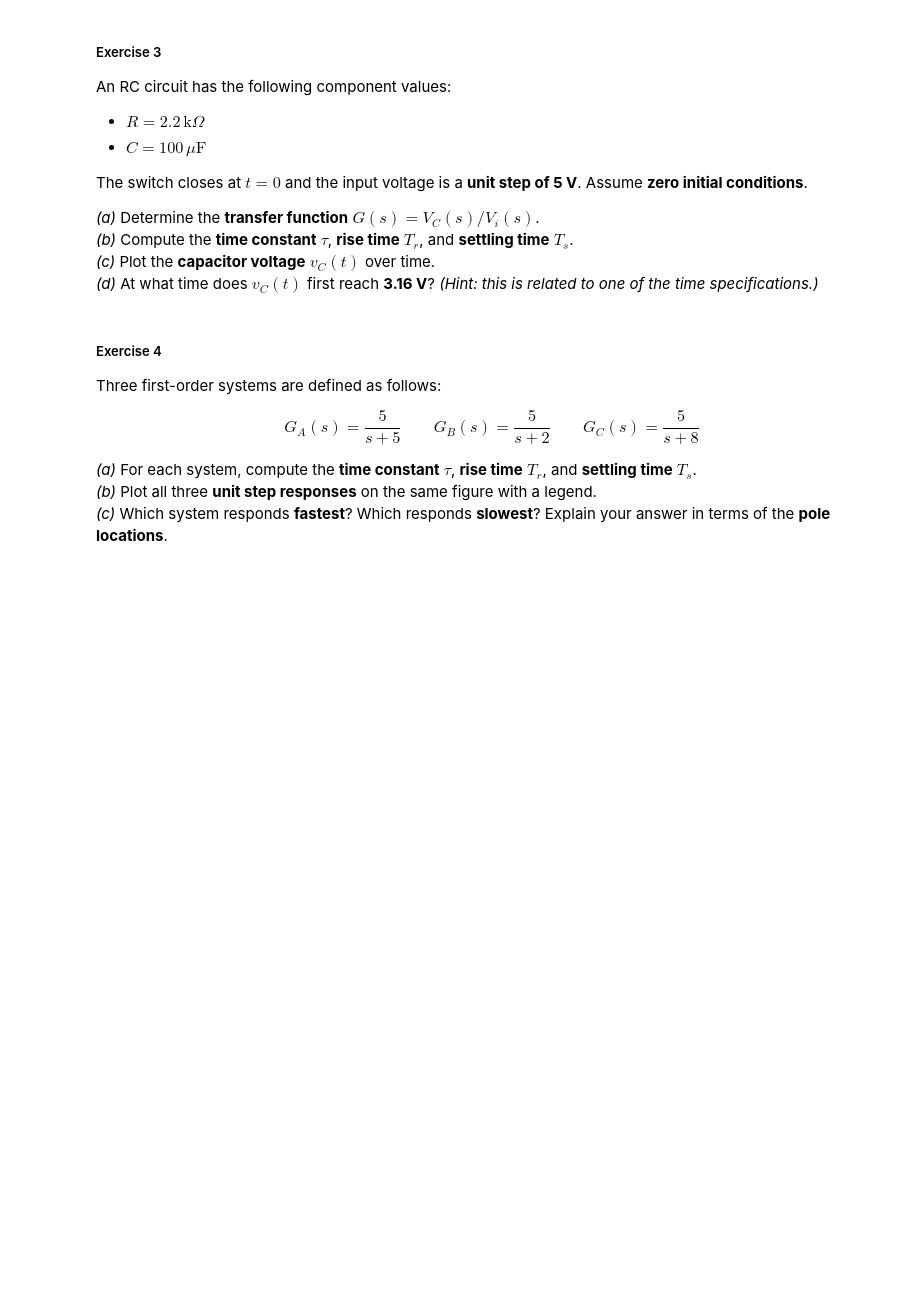
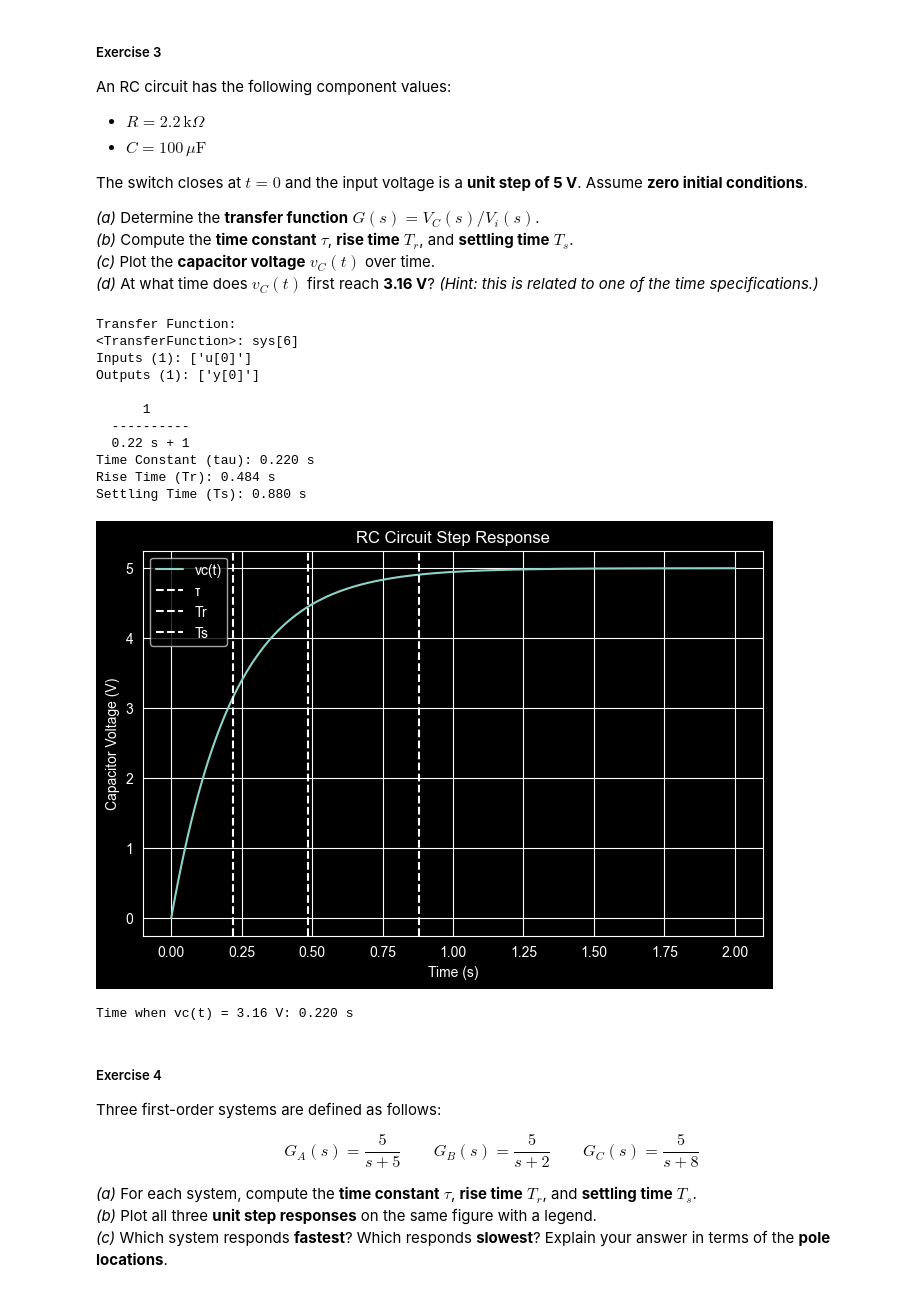
Before and after one commit to Gardner-College/control-system-cpe2a, a Jupyter notebook: 1st-order-system/gelo267/005_Time_Response_First_Order.ipynb, the cells around one changed output. Saved outputs shown, nothing was run; the diff lists cells and outputs as text; code cells hidden in the pictures; blank space fills up the shorter version.

```diff
--- a/1st-order-system/gelo267/005_Time_Response_First_Order.ipynb
+++ b/1st-order-system/gelo267/005_Time_Response_First_Order.ipynb
@@ -384,7 +462,63 @@ The switch closes at $t = 0$ and the input voltage is a **unit step of 5 V**. As
 *(c)* Plot the **capacitor voltage** $v_C(t)$ over time.
 *(d)* At what time does $v_C(t)$ first reach **3.16 V**? *(Hint: this is related to one of the time specifications.)*
 # %%
-# Exercise 3 — your code here
+# Exercise 3 — your cimport control as ctrl
+import numpy as np
+import matplotlib.pyplot as plt
+
+# Given values
+R = 2200          # Ohms
+C = 100e-6        # Farads
+Vin = 5           # Step input (V)
+
+# (a) Transfer Function
+G = ctrl.TransferFunction([1], [R*C, 1])
+print("Transfer Function:")
+print(G)
+
+# (b) Time specifications
+tau = R * C
+Tr = 2.2 * tau
+Ts = 4 * tau
+
+print(f"Time Constant (tau): {tau:.3f} s")
+print(f"Rise Time (Tr): {Tr:.3f} s")
+print(f"Settling Time (Ts): {Ts:.3f} s")
+
+# (c) Capacitor voltage response
+t = np.linspace(0, 2, 500)
+t, y = ctrl.step_response(G * Vin, t)
+
+plt.figure(figsize=(8,5))
+plt.plot(t, y, label="vc(t)")
+plt.axvline(tau, linestyle="--", label="τ")
+plt.axvline(Tr, linestyle="--", label="Tr")
+plt.axvline(Ts, linestyle="--", label="Ts")
+plt.grid(True)
+plt.xlabel("Time (s)")
+plt.ylabel("Capacitor Voltage (V)")
+plt.title("RC Circuit Step Response")
+plt.legend()
+plt.show()
+
+# (d) Time when vc(t) = 3.16 V
+target = 3.16
+t_target = -tau * np.log(1 - target / Vin)
+print(f"Time when vc(t) = 3.16 V: {t_target:.3f} s")
+# %% [output]
+Transfer Function:
+<TransferFunction>: sys[6]
+Inputs (1): ['u[0]']
+Outputs (1): ['y[0]']
+
+      1
+  ----------
+  0.22 s + 1
+Time Constant (tau): 0.220 s
+Rise Time (Tr): 0.484 s
+Settling Time (Ts): 0.880 s
+[figure, added]
+Time when vc(t) = 3.16 V: 0.220 s
 # %% [markdown]
 ##### Exercise 4
 
```
Also changed, not shown: parts of 3 cells of this notebook, 1 other file.
